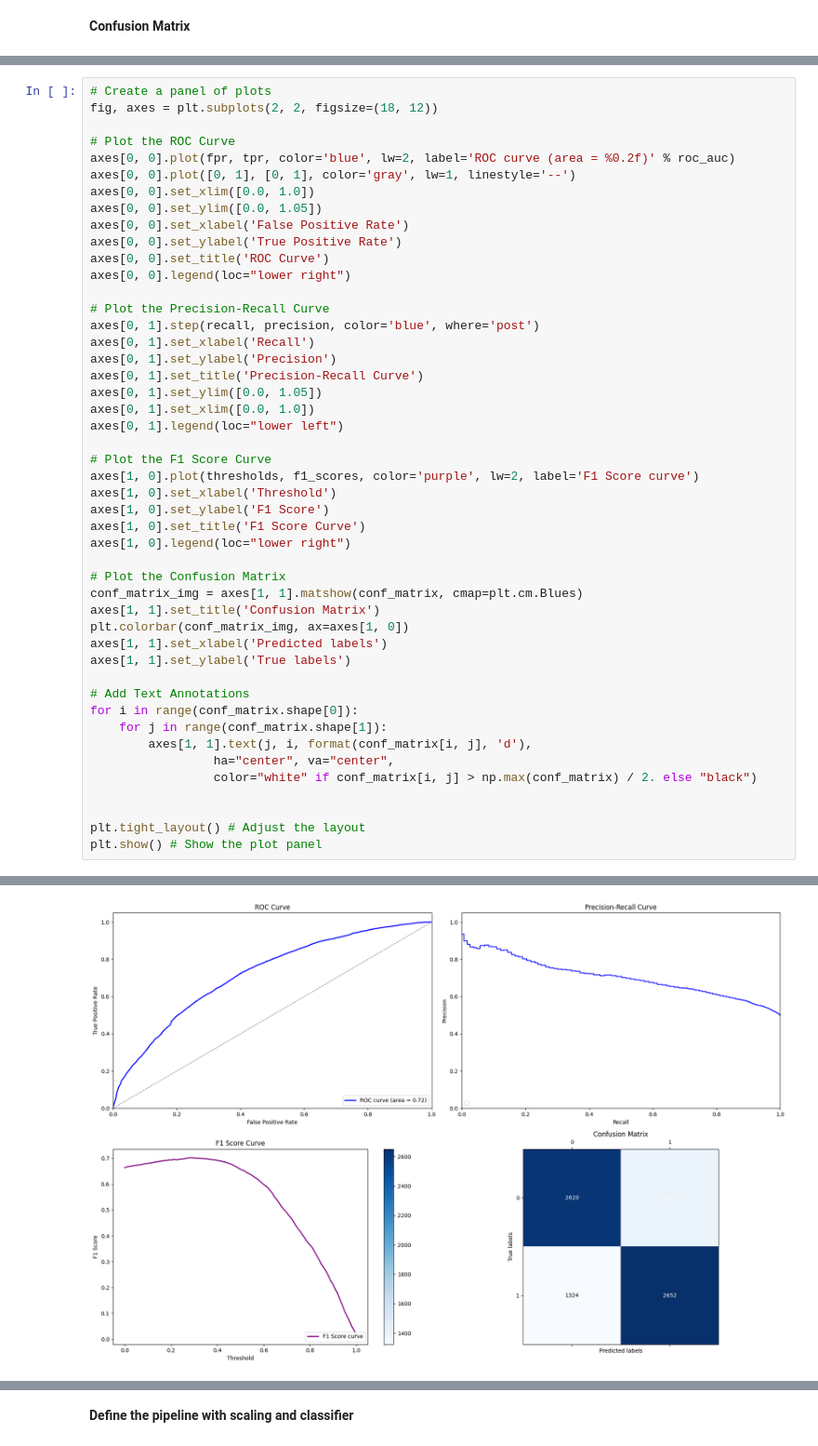
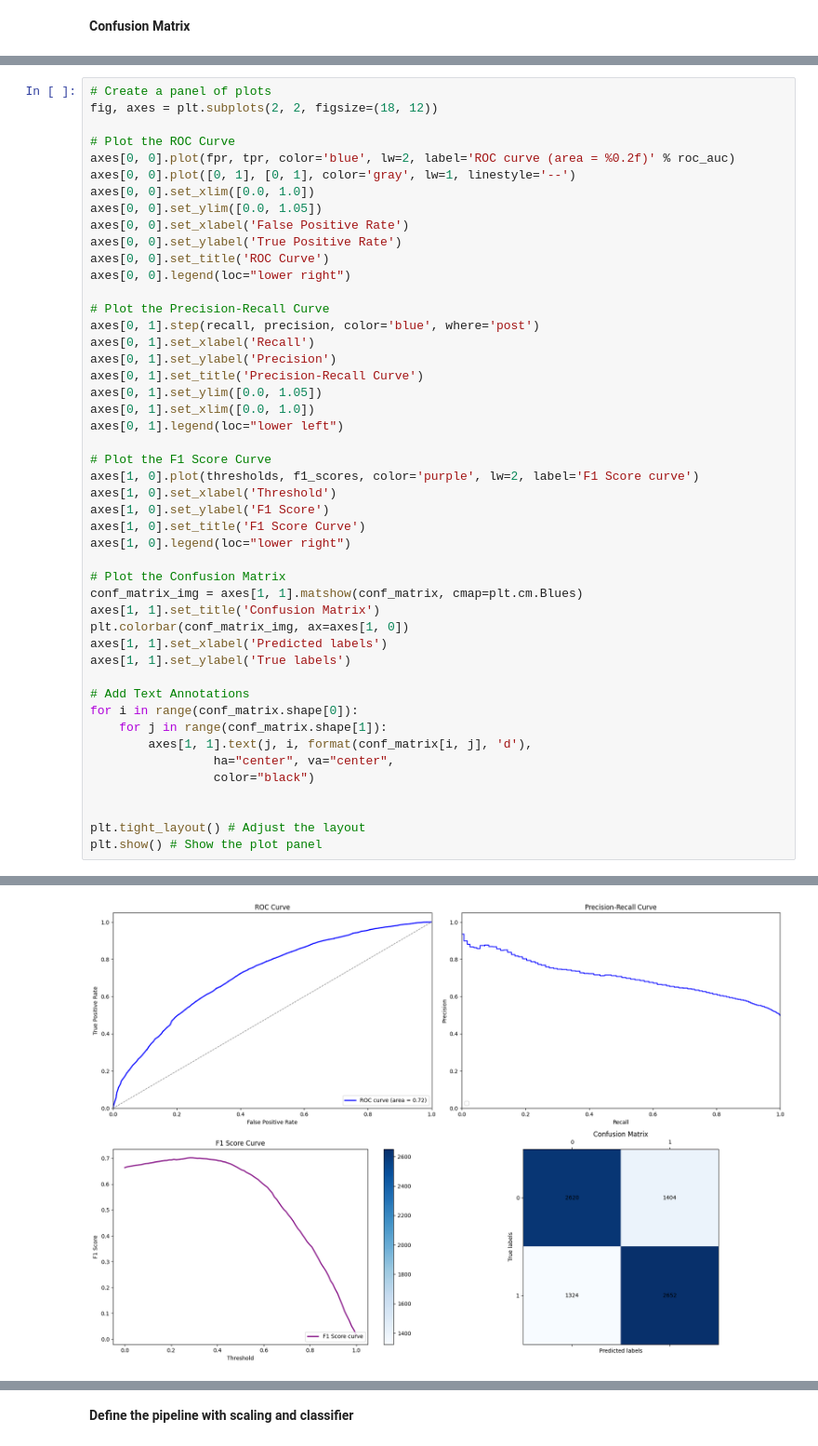
Before and after one commit to Sandr001/Data-Mining-MGT7216, a Jupyter notebook: MGT7216.ipynb, the cells around one changed output, grey strips where cells are left out. Shown at 93% size. Cells and saved outputs as stored; diff of their text form.

```diff
--- a/MGT7216.ipynb
+++ b/MGT7216.ipynb
@@ -537,32 +539,32 @@ axes[0, 1].set_ylabel('Precision')
 axes[0, 1].set_title('Precision-Recall Curve')
 axes[0, 1].set_ylim([0.0, 1.05])
 axes[0, 1].set_xlim([0.0, 1.0])
 axes[0, 1].legend(loc="lower left")
 
 # Plot the F1 Score Curve
 axes[1, 0].plot(thresholds, f1_scores, color='purple', lw=2, label='F1 Score curve')
 axes[1, 0].set_xlabel('Threshold')
 axes[1, 0].set_ylabel('F1 Score')
 axes[1, 0].set_title('F1 Score Curve')
 axes[1, 0].legend(loc="lower right")
 
 # Plot the Confusion Matrix
 conf_matrix_img = axes[1, 1].matshow(conf_matrix, cmap=plt.cm.Blues)
 axes[1, 1].set_title('Confusion Matrix')
 plt.colorbar(conf_matrix_img, ax=axes[1, 0])
 axes[1, 1].set_xlabel('Predicted labels')
 axes[1, 1].set_ylabel('True labels')
 
 # Add Text Annotations
 for i in range(conf_matrix.shape[0]):
     for j in range(conf_matrix.shape[1]):
         axes[1, 1].text(j, i, format(conf_matrix[i, j], 'd'),
                  ha="center", va="center",
-                 color="white" if conf_matrix[i, j] > np.max(conf_matrix) / 2. else "black")
+                 color="black")
 
 
 plt.tight_layout() # Adjust the layout
 plt.show() # Show the plot panel
 # %% [output]
 WARNING:matplotlib.legend:No artists with labels found to put in legend.  Note that artists whose label start with an underscore are ignored when legend() is called with no argument.
-[figure, old version]
+[figure, new version]
```
Also changed, not shown: parts of 29 cells of this notebook.
